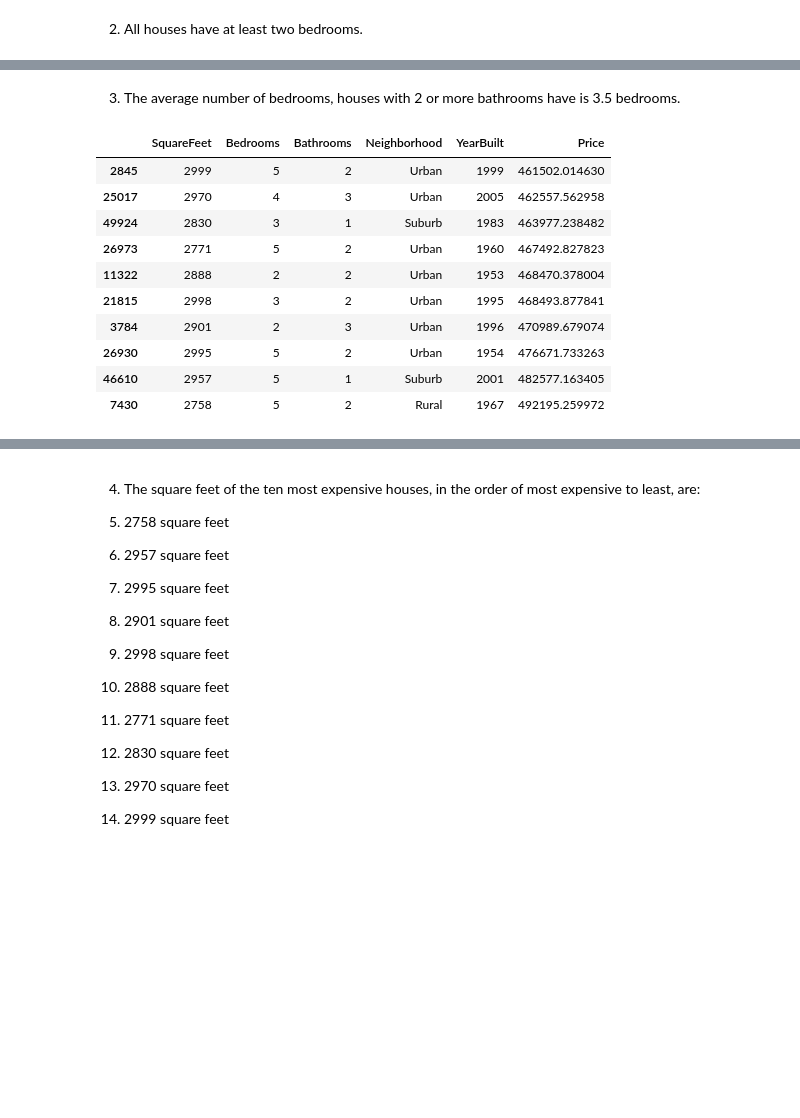
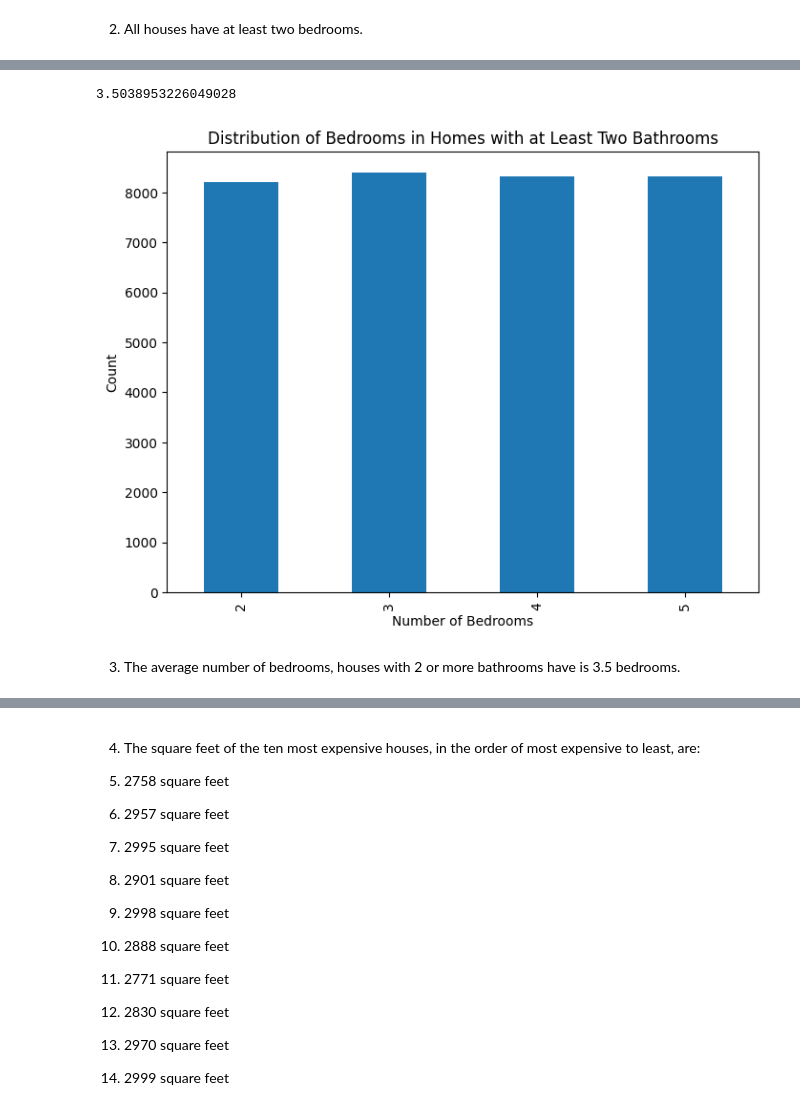
Before and after one commit to mandyzhi/housing-data, a Jupyter notebook: housing_data.ipynb, the cells around one changed output, grey strips where cells are left out. Saved outputs shown, nothing was run; the diff lists cells and outputs as text; code cells hidden in the pictures; blank space fills up the shorter version.

```diff
--- a/housing_data.ipynb
+++ b/housing_data.ipynb
@@ -48,16 +59,17 @@ print(at_least_two_bathrooms["Bedrooms"].sum() / len(at_least_two_bathrooms))
+# %%
+at_least_two_bathrooms = housing_data[housing_data["Bathrooms"] >= 2]
+
+avg_bedrooms = at_least_two_bathrooms["Bedrooms"].sum() / len(at_least_two_bathrooms)
+
+print(avg_bedrooms)
+
+at_least_two_bathrooms["Bedrooms"].value_counts().sort_index().plot(kind='bar', figsize=(8, 6))
+plt.xlabel('Number of Bedrooms')
+plt.ylabel('Count')
+plt.title('Distribution of Bedrooms in Homes with at Least Two Bathrooms')
+plt.show()
+# %% [output]
+3.5038953226049028
+[figure, added]
 # %% [markdown]
 3. The average number of bedrooms, houses with 2 or more bathrooms have is 3.5 bedrooms.
-# %%
-housing_data.sort_values(by= ["Price"]).tail(10)
-# %% [output]
-|  | SquareFeet | Bedrooms | Bathrooms | Neighborhood | YearBuilt | Price |
-| 2845 | 2999 | 5 | 2 | Urban | 1999 | 461502.014630 |
-| 25017 | 2970 | 4 | 3 | Urban | 2005 | 462557.562958 |
-| 49924 | 2830 | 3 | 1 | Suburb | 1983 | 463977.238482 |
-| 26973 | 2771 | 5 | 2 | Urban | 1960 | 467492.827823 |
-| 11322 | 2888 | 2 | 2 | Urban | 1953 | 468470.378004 |
-| 21815 | 2998 | 3 | 2 | Urban | 1995 | 468493.877841 |
-| 3784 | 2901 | 2 | 3 | Urban | 1996 | 470989.679074 |
-| 26930 | 2995 | 5 | 2 | Urban | 1954 | 476671.733263 |
-| 46610 | 2957 | 5 | 1 | Suburb | 2001 | 482577.163405 |
-| 7430 | 2758 | 5 | 2 | Rural | 1967 | 492195.259972 |
```
Also changed, not shown: parts of 22 cells of this notebook.
